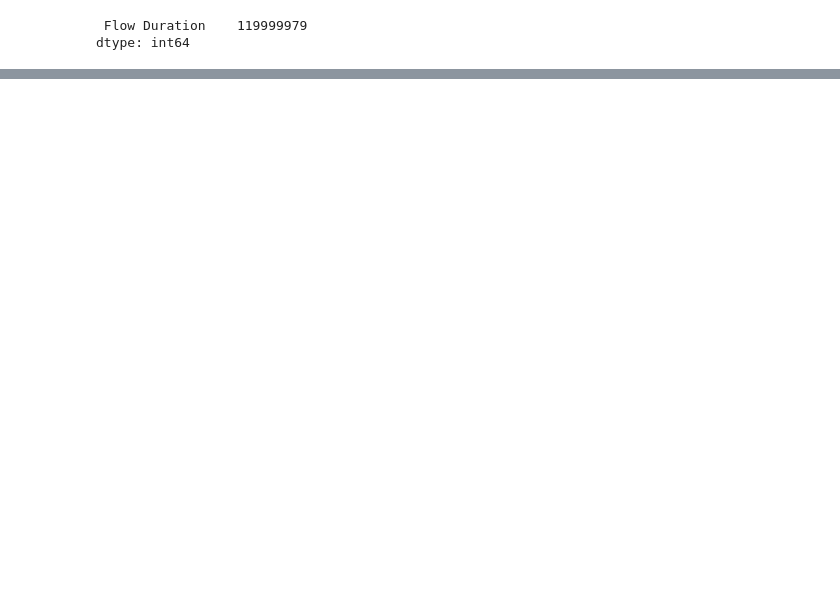
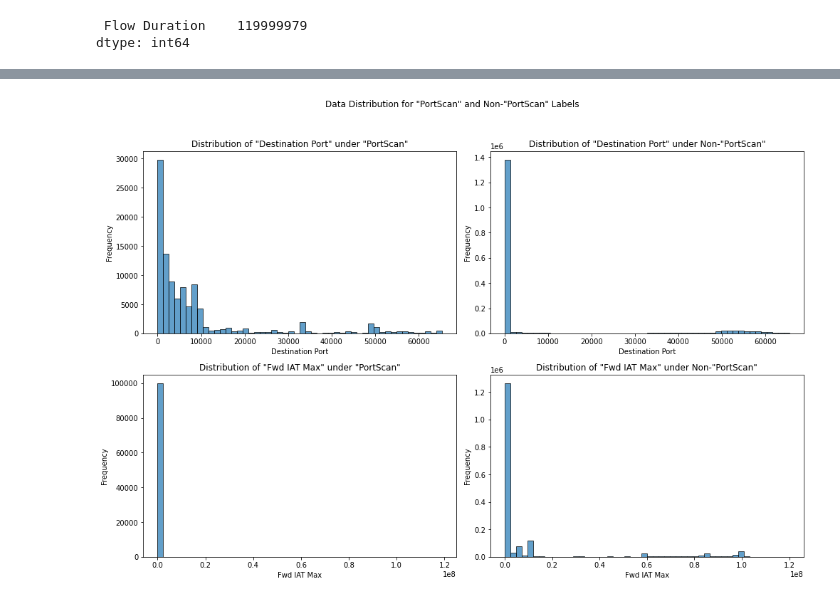
Before and after one commit to ndhananj/ITU-AI-ML-data-exploration, a Jupyter notebook: explore_data_with_domain_knowledge.ipynb, the cells around one changed output, grey strips where cells are left out. Cells and saved outputs as stored; diff of their text form; code cells hidden in the pictures; blank space fills up the shorter version.

```diff
--- a/explore_data_with_domain_knowledge.ipynb
+++ b/explore_data_with_domain_knowledge.ipynb
@@ -164,0 +604,42 @@ ap80fd = [df[df[' Destination Port'] == 80][' Flow Duration'] for df in np80]
+# %%
+# Import matplotlib if not imported
+import matplotlib.pyplot as plt
+import numpy as np
+
+# Set up the figure and axis
+fig, axs = plt.subplots(2, 2, figsize=(14, 10))
+fig.suptitle('Data Distribution for "PortScan" and Non-"PortScan" Labels')
+
+# Plot for ' Destination Port' under 'PortScan'
+axs[0, 0].hist(dest_port_portscan, bins=50, edgecolor='black', alpha=0.7)
+axs[0, 0].set_title('Distribution of "Destination Port" under "PortScan"')
+axs[0, 0].set_xlabel('Destination Port')
+axs[0, 0].set_ylabel('Frequency')
+
+# Plot for ' Destination Port' under Non-'PortScan'
+# Concatenate all dataframes into one for this variable
+all_non_portscan_dest_port = pd.concat(non_portscan_dest_port)
+axs[0, 1].hist(all_non_portscan_dest_port, bins=50, edgecolor='black', alpha=0.7)
+axs[0, 1].set_title('Distribution of "Destination Port" under Non-"PortScan"')
+axs[0, 1].set_xlabel('Destination Port')
+axs[0, 1].set_ylabel('Frequency')
+
+# Plot for ' Fwd IAT Max' under 'PortScan'
+axs[1, 0].hist(fwd_iat_max_portscan, bins=50, edgecolor='black', alpha=0.7)
+axs[1, 0].set_title('Distribution of "Fwd IAT Max" under "PortScan"')
+axs[1, 0].set_xlabel('Fwd IAT Max')
+axs[1, 0].set_ylabel('Frequency')
+
+# Plot for ' Fwd IAT Max' under Non-'PortScan'
+# Concatenate all dataframes into one for this variable
+all_non_portscan_fwd_iat_max = pd.concat(non_portscan_fwd_iat_max)
+axs[1, 1].hist(all_non_portscan_fwd_iat_max, bins=50, edgecolor='black', alpha=0.7)
+axs[1, 1].set_title('Distribution of "Fwd IAT Max" under Non-"PortScan"')
+axs[1, 1].set_xlabel('Fwd IAT Max')
+axs[1, 1].set_ylabel('Frequency')
+
+# Display the plots
+plt.tight_layout(rect=[0, 0.03, 1, 0.95])
+plt.show()
+# %% [output]
+[figure, added]
```
Also changed, not shown: parts of 62 cells of this notebook.
